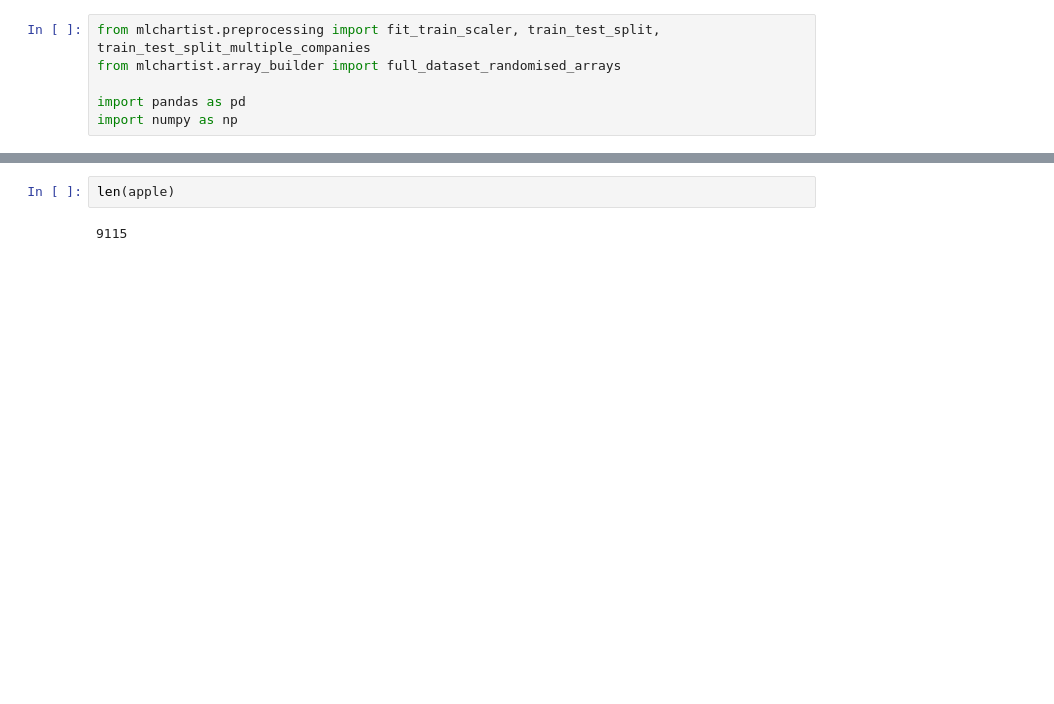
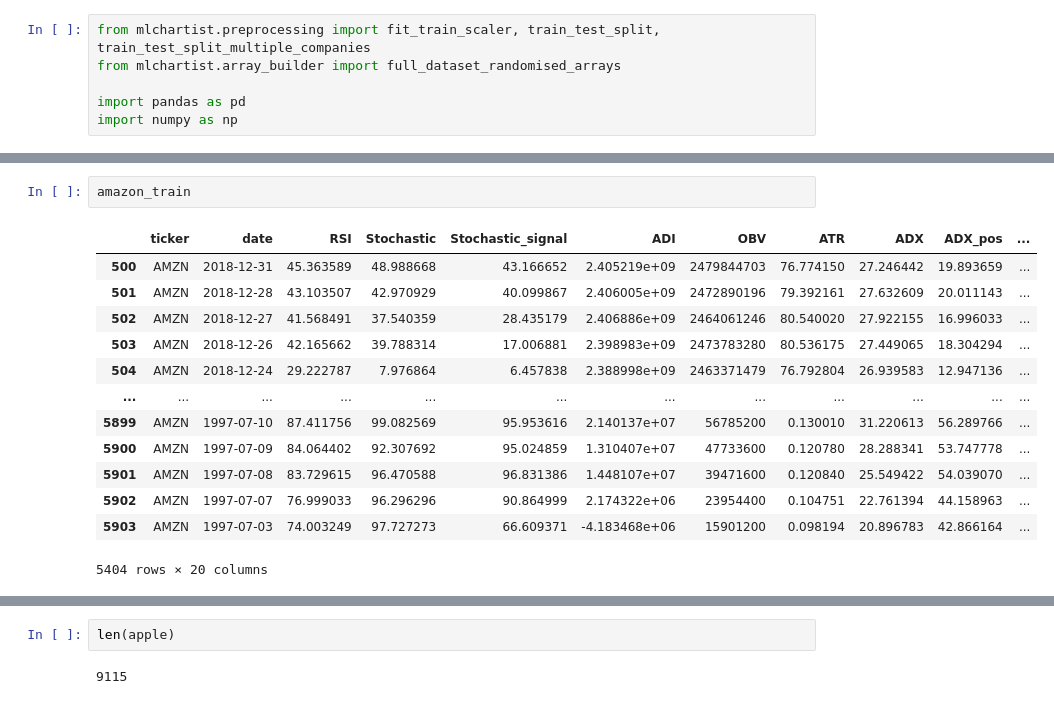
Before and after one commit to marcin-sobocinski/mlchartist, a Jupyter notebook: notebooks/Ian_notebooks/Ian_troubleshooting_buildarrays.ipynb, the cells around one changed output, grey strips where cells are left out. Drawn from its saved outputs; the diff is of its cells as text; blank space fills up the shorter version.

```diff
--- a/notebooks/Ian_notebooks/Ian_troubleshooting_buildarrays.ipynb
+++ b/notebooks/Ian_notebooks/Ian_troubleshooting_buildarrays.ipynb
@@ -64,3 +48,19 @@ apple_test
+# %%
+amazon_train
+# %% [output]
+|  | ticker | date | RSI | Stochastic | Stochastic_signal | ADI | OBV | ATR | ADX | ADX_pos | ... |
+| 500 | AMZN | 2018-12-31 | 45.363589 | 48.988668 | 43.166652 | 2.405219e+09 | 2479844703 | 76.774150 | 27.246442 | 19.893659 | ... |
+| 501 | AMZN | 2018-12-28 | 43.103507 | 42.970929 | 40.099867 | 2.406005e+09 | 2472890196 | 79.392161 | 27.632609 | 20.011143 | ... |
+| 502 | AMZN | 2018-12-27 | 41.568491 | 37.540359 | 28.435179 | 2.406886e+09 | 2464061246 | 80.540020 | 27.922155 | 16.996033 | ... |
+| 503 | AMZN | 2018-12-26 | 42.165662 | 39.788314 | 17.006881 | 2.398983e+09 | 2473783280 | 80.536175 | 27.449065 | 18.304294 | ... |
+| 504 | AMZN | 2018-12-24 | 29.222787 | 7.976864 | 6.457838 | 2.388998e+09 | 2463371479 | 76.792804 | 26.939583 | 12.947136 | ... |
+| ... | ... | ... | ... | ... | ... | ... | ... | ... | ... | ... | ... |
+| 5899 | AMZN | 1997-07-10 | 87.411756 | 99.082569 | 95.953616 | 2.140137e+07 | 56785200 | 0.130010 | 31.220613 | 56.289766 | ... |
+| 5900 | AMZN | 1997-07-09 | 84.064402 | 92.307692 | 95.024859 | 1.310407e+07 | 47733600 | 0.120780 | 28.288341 | 53.747778 | ... |
+| 5901 | AMZN | 1997-07-08 | 83.729615 | 96.470588 | 96.831386 | 1.448107e+07 | 39471600 | 0.120840 | 25.549422 | 54.039070 | ... |
+| 5902 | AMZN | 1997-07-07 | 76.999033 | 96.296296 | 90.864999 | 2.174322e+06 | 23954400 | 0.104751 | 22.761394 | 44.158963 | ... |
+| 5903 | AMZN | 1997-07-03 | 74.003249 | 97.727273 | 66.609371 | -4.183468e+06 | 15901200 | 0.098194 | 20.896783 | 42.866164 | ... |
+5404 rows × 20 columns
 # %%
 len(apple_train)
 # %% [output]
```
Also changed, not shown: parts of 13 cells of this notebook, 3 other files.
